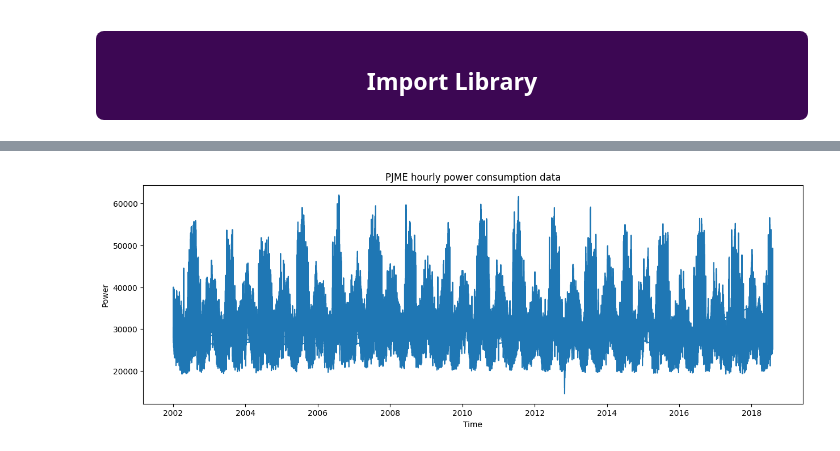
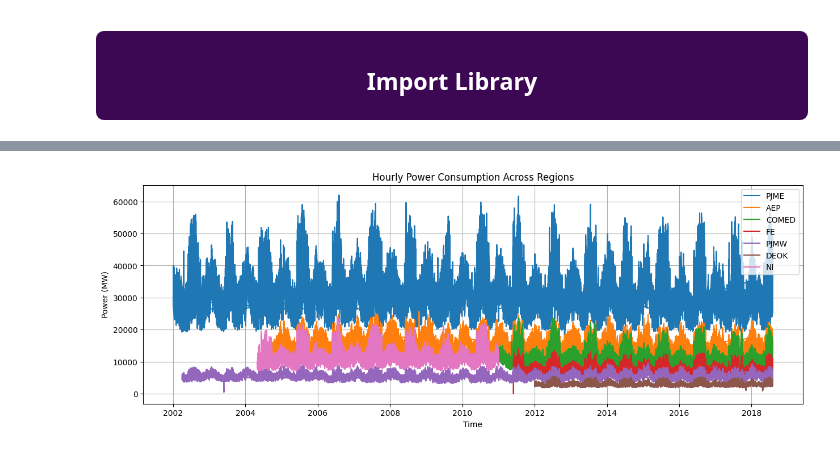
Before and after one commit to SajjadKhanYousafzai/Projects--Kaggle-, a Jupyter notebook: Time Serires Hourly Energy Consumption/Time_series.ipynb, the cells around one changed output, grey strips where cells are left out. Cells and saved outputs as stored; diff of their text form; code cells hidden in the pictures.

```diff
--- a/Time Serires Hourly Energy Consumption/Time_series.ipynb
+++ b/Time Serires Hourly Energy Consumption/Time_series.ipynb
@@ -128,0 +77,20 @@ memory usage: 2.2 MB
+# %%
+# Load all datasets (adjust paths as needed)
+data_files = {
+    'PJME': './Data/PJME_hourly.csv',
+    'AEP': './Data/AEP_hourly.csv',
+    'COMED': './Data/COMED_hourly.csv',
+    'FE': './Data/FE_hourly.csv',
+    'PJMW': './Data/PJMW_hourly.csv',
+    'DEOK': './Data/DEOK_hourly.csv',
+    'NI': './Data/NI_hourly.csv'
+}
+
+# Dictionary to store DataFrames
+data = {}
+for region, file in data_files.items():
+    data[region] = pd.read_csv(file, index_col=[0], parse_dates=[0])
+# %%
+for region, df in data.items():
+    print(f"{region} Stats:")
+    print(df.describe())
@@ -129,11 +115,12 @@ memory usage: 2.2 MB
 # %%
-# plot the data
-plt.figure(figsize=(15,5))
-plt.plot(PJME_hourly.index,PJME_hourly['PJME_MW'])
-plt.title('PJME hourly power consumption data')
-plt.ylabel('Power')
+plt.figure(figsize=(15, 5))
+for region, df in data.items():
+    plt.plot(df.index, df[f'{region}_MW'], label=region)
+plt.title('Hourly Power Consumption Across Regions')
 plt.xlabel('Time')
-plt.grid(False)
+plt.ylabel('Power (MW)')
+plt.legend()
+plt.grid(True)
 plt.show()
 # %% [output]
-[figure, old version]
+[figure, new version]
```
Also changed, not shown: parts of 13 cells of this notebook.
